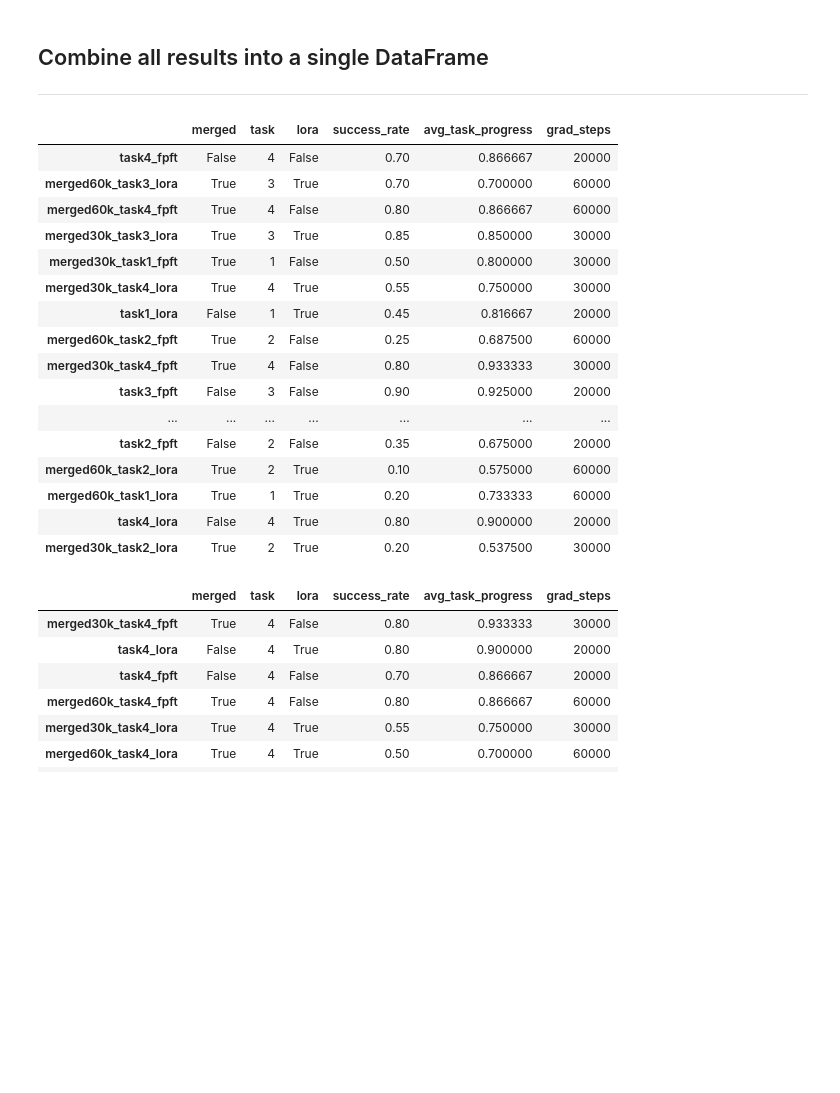
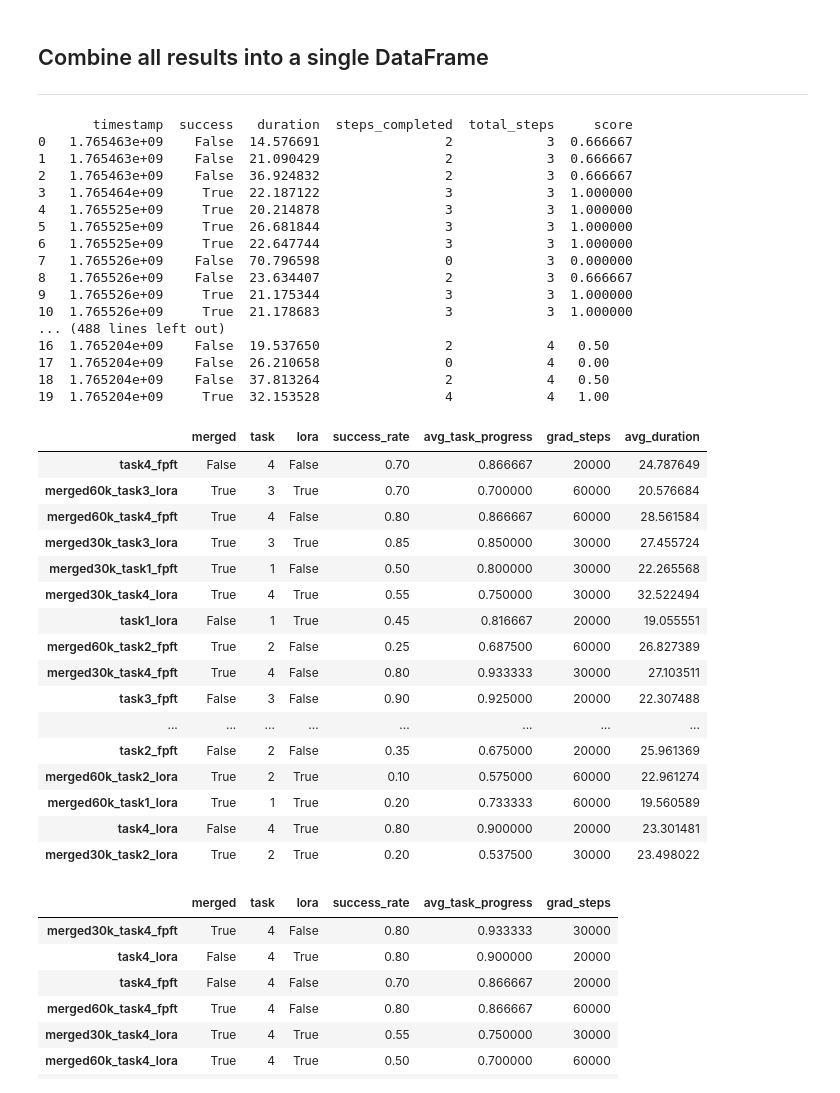
Before and after one commit to F-Fer/lerobot_ur5e_gello, a Jupyter notebook: notebooks/model_performance_analysis.ipynb, the cells around one changed output. Saved outputs shown, nothing was run; the diff lists cells and outputs as text; code cells hidden in the pictures; blank space fills up the shorter version.

```diff
--- a/notebooks/model_performance_analysis.ipynb
+++ b/notebooks/model_performance_analysis.ipynb
@@ -34,53 +34,71 @@ print(sorted(results.keys()))
 
 ----
 # %%
-df = pd.DataFrame(columns=["merged", "task", "lora", "success_rate", "avg_task_progress", "grad_steps"])
+df = pd.DataFrame(columns=["merged", "task", "lora", "success_rate", "avg_task_progress", "grad_steps", "avg_duration"])
 for filename, rollout in results.items():
     # Split filename into merged (bool), task (int), lora (bool)
     merged = "merged" in filename
     if merged:
         task = int(filename.split("_")[1][-1])
     else:
         task = int(filename.split("_")[0][-1])
     lora = "lora" in filename
     if "30k" in filename:
         grad_steps = 30_000
     elif "60k" in filename:
         grad_steps = 60_000
     else:
         grad_steps = 20_000
 
     # Create a temp DataFrame from the rollout
     temp = pd.DataFrame(rollout)
     # Recalculate the score
     for i in range(len(temp)):
         temp.loc[i, "score"] = temp.loc[i, "steps_completed"] / temp.loc[i, "total_steps"]
     # Calculate the success rate
     success_rate = temp["success"].mean()
     # Calculate the avg task progress
     avg_task_progress = temp["score"].mean()
+    avg_duration = temp["duration"].mean()
     # Add the results to the main DataFrame
-    df.loc[filename] = [merged, task, lora, success_rate, avg_task_progress, grad_steps]
+    df.loc[filename] = [merged, task, lora, success_rate, avg_task_progress, grad_steps, avg_duration]
 
 df
 # %% [output]
+       timestamp  success   duration  steps_completed  total_steps     score
+0   1.765463e+09    False  14.576691                2            3  0.666667
+1   1.765463e+09    False  21.090429                2            3  0.666667
+2   1.765463e+09    False  36.924832                2            3  0.666667
+3   1.765464e+09     True  22.187122                3            3  1.000000
+4   1.765525e+09     True  20.214878                3            3  1.000000
+5   1.765525e+09     True  26.681844                3            3  1.000000
+6   1.765525e+09     True  22.647744                3            3  1.000000
+7   1.765526e+09    False  70.796598                0            3  0.000000
+8   1.765526e+09    False  23.634407                2            3  0.666667
+9   1.765526e+09     True  21.175344                3            3  1.000000
+10  1.765526e+09     True  21.178683                3            3  1.000000
+... (488 lines left out)
+16  1.765204e+09    False  19.537650                2            4   0.50
+17  1.765204e+09    False  26.210658                0            4   0.00
+18  1.765204e+09    False  37.813264                2            4   0.50
+19  1.765204e+09     True  32.153528                4            4   1.00
-|  | merged | task | lora | success_rate | avg_task_progress | grad_steps |
-| task4_fpft | False | 4 | False | 0.70 | 0.866667 | 20000 |
-| merged60k_task3_lora | True | 3 | True | 0.70 | 0.700000 | 60000 |
-| merged60k_task4_fpft | True | 4 | False | 0.80 | 0.866667 | 60000 |
-| merged30k_task3_lora | True | 3 | True | 0.85 | 0.850000 | 30000 |
-| merged30k_task1_fpft | True | 1 | False | 0.50 | 0.800000 | 30000 |
-| merged30k_task4_lora | True | 4 | True | 0.55 | 0.750000 | 30000 |
-| task1_lora | False | 1 | True | 0.45 | 0.816667 | 20000 |
-| merged60k_task2_fpft | True | 2 | False | 0.25 | 0.687500 | 60000 |
-| merged30k_task4_fpft | True | 4 | False | 0.80 | 0.933333 | 30000 |
-| task3_fpft | False | 3 | False | 0.90 | 0.925000 | 20000 |
-| ... | ... | ... | ... | ... | ... | ... |
-| task2_fpft | False | 2 | False | 0.35 | 0.675000 | 20000 |
-| merged60k_task2_lora | True | 2 | True | 0.10 | 0.575000 | 60000 |
-| merged60k_task1_lora | True | 1 | True | 0.20 | 0.733333 | 60000 |
-| task4_lora | False | 4 | True | 0.80 | 0.900000 | 20000 |
-| merged30k_task2_lora | True | 2 | True | 0.20 | 0.537500 | 30000 |
+|  | merged | task | lora | success_rate | avg_task_progress | grad_steps | avg_duration |
+| task4_fpft | False | 4 | False | 0.70 | 0.866667 | 20000 | 24.787649 |
+| merged60k_task3_lora | True | 3 | True | 0.70 | 0.700000 | 60000 | 20.576684 |
+| merged60k_task4_fpft | True | 4 | False | 0.80 | 0.866667 | 60000 | 28.561584 |
+| merged30k_task3_lora | True | 3 | True | 0.85 | 0.850000 | 30000 | 27.455724 |
+| merged30k_task1_fpft | True | 1 | False | 0.50 | 0.800000 | 30000 | 22.265568 |
+| merged30k_task4_lora | True | 4 | True | 0.55 | 0.750000 | 30000 | 32.522494 |
+| task1_lora | False | 1 | True | 0.45 | 0.816667 | 20000 | 19.055551 |
+| merged60k_task2_fpft | True | 2 | False | 0.25 | 0.687500 | 60000 | 26.827389 |
+| merged30k_task4_fpft | True | 4 | False | 0.80 | 0.933333 | 30000 | 27.103511 |
+| task3_fpft | False | 3 | False | 0.90 | 0.925000 | 20000 | 22.307488 |
+| ... | ... | ... | ... | ... | ... | ... | ... |
+| task2_fpft | False | 2 | False | 0.35 | 0.675000 | 20000 | 25.961369 |
+| merged60k_task2_lora | True | 2 | True | 0.10 | 0.575000 | 60000 | 22.961274 |
+| merged60k_task1_lora | True | 1 | True | 0.20 | 0.733333 | 60000 | 19.560589 |
+| task4_lora | False | 4 | True | 0.80 | 0.900000 | 20000 | 23.301481 |
+| merged30k_task2_lora | True | 2 | True | 0.20 | 0.537500 | 30000 | 23.498022 |
 # %%
 # order df by task and avg_task_progress
 df = df.sort_values(by=["task", "avg_task_progress"], ascending=False)
```
Also changed, not shown: parts of 2 cells of this notebook.
